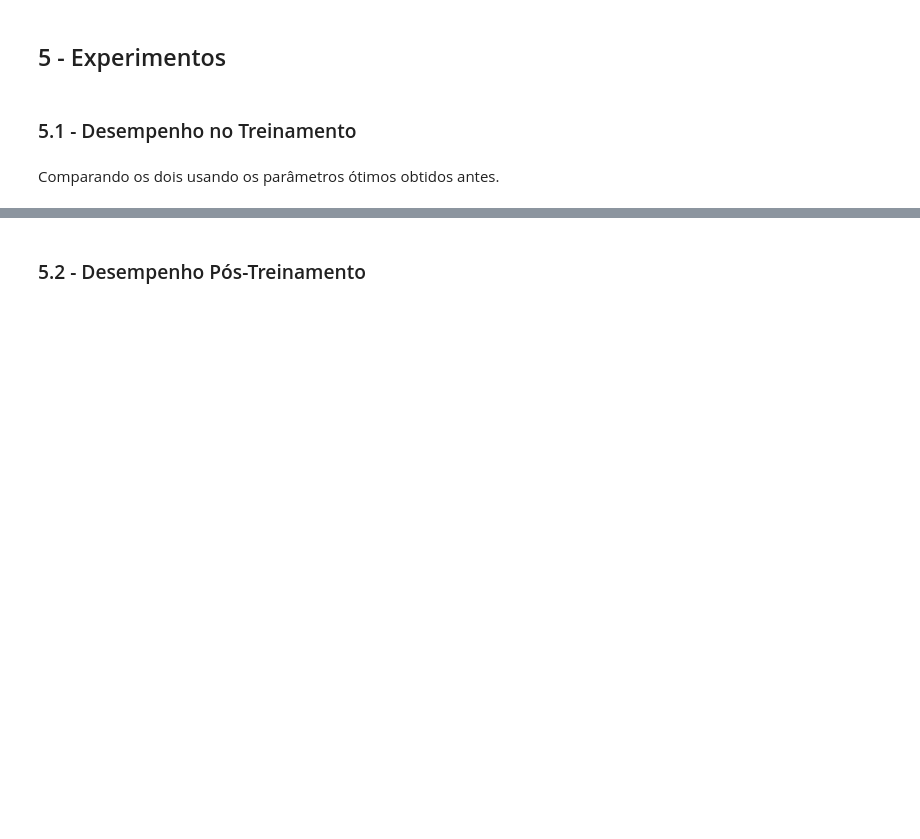
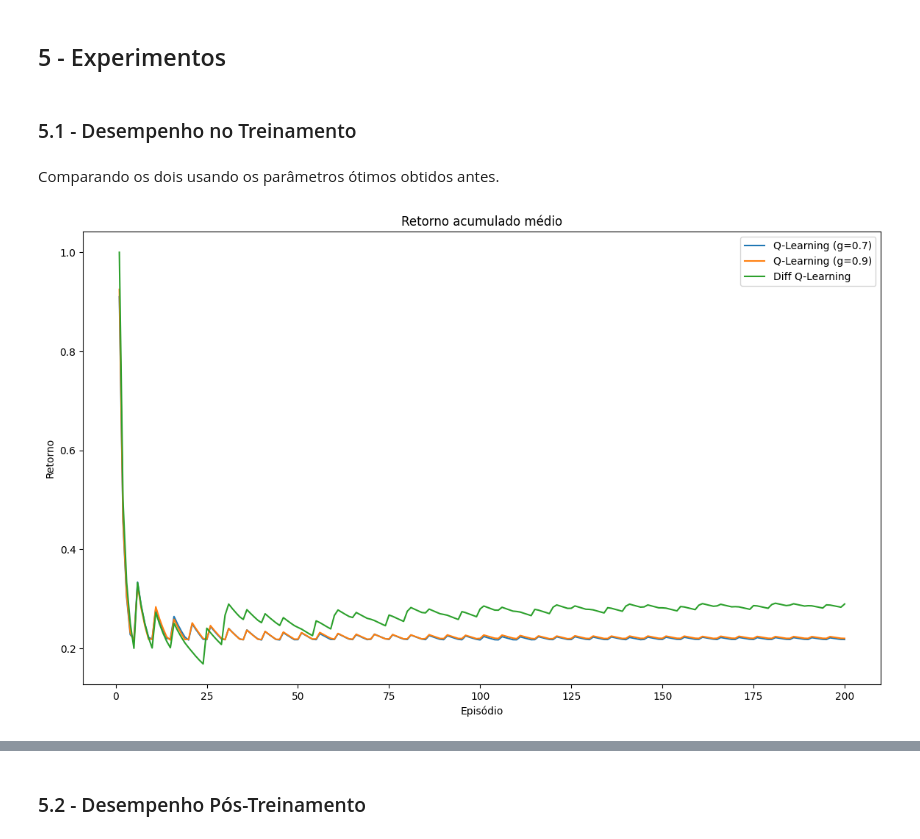
Before and after one commit to pablo-sampaio/rl_facil, a Jupyter notebook: cap06/cap06-main-2.ipynb, the cells around one changed output, grey strips where cells are left out. Cells and saved outputs as stored; diff of their text form; code cells hidden in the pictures; blank space fills up the shorter version.

```diff
--- a/cap06/cap06-main-2.ipynb
+++ b/cap06/cap06-main-2.ipynb
@@ -339,5 +356,7 @@ clear_output()
 results.append( repeated_exec(RUNS, f"Diff Q-Learning", run_differential_qlearning_step, environment, NUM_STEPS, **diff_qlearn_params) )
 clear_output()
 # %%
-plot_multiple_results(results, cumulative=False, x_log_scale=False, window=1)
+plot_multiple_results(results, cumulative=True, window=1)
+# %% [output]
+[figure, added]
 # %%
```
Also changed, not shown: parts of 13 cells of this notebook.
